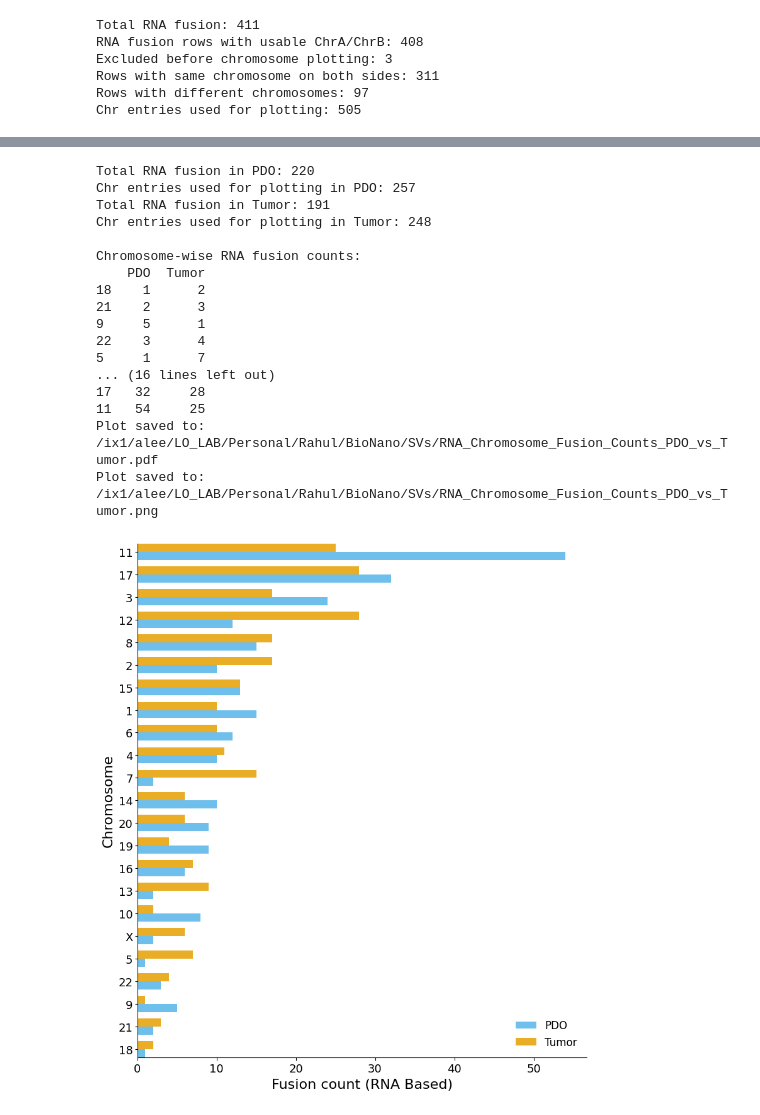
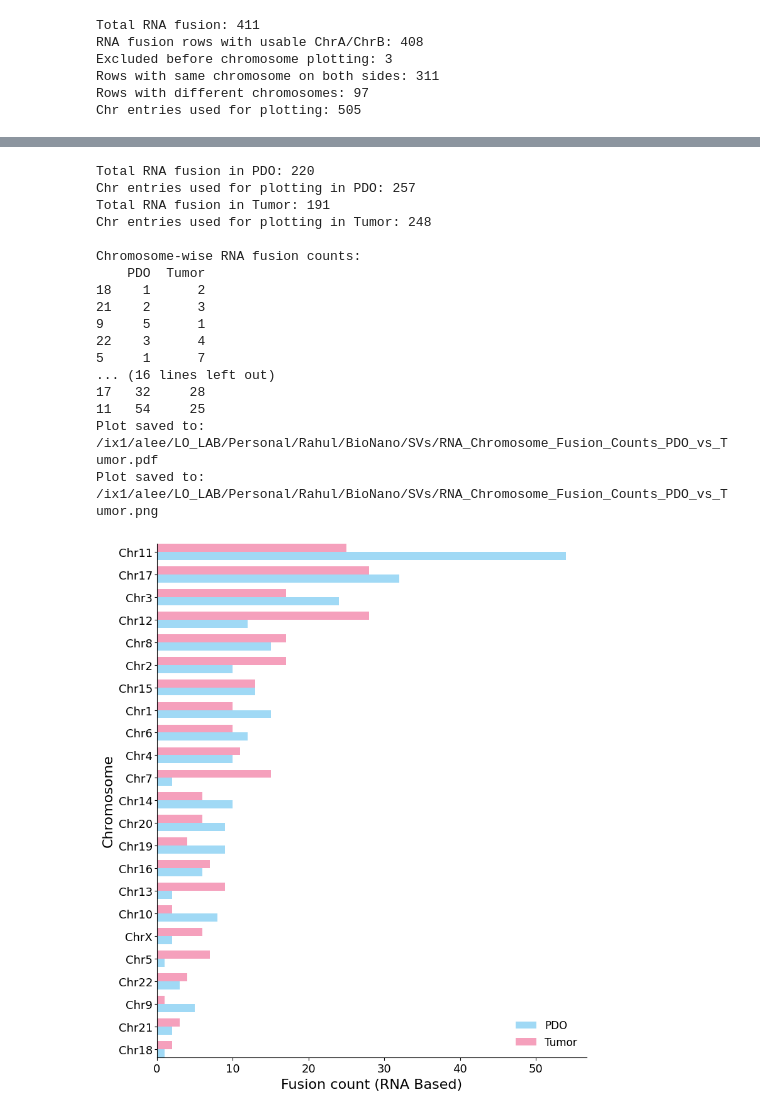
Before and after one commit to leeoesterreich/rak373, a Jupyter notebook: BioNano/Final_Figure/Suppl_Figure/Figure_S4.ipynb, the cells around one changed output, grey strips where cells are left out. Drawn from its saved outputs; the diff is of its cells as text; code cells hidden in the pictures.

```diff
--- a/BioNano/Final_Figure/Suppl_Figure/Figure_S4.ipynb
+++ b/BioNano/Final_Figure/Suppl_Figure/Figure_S4.ipynb
@@ -666,7 +667,7 @@ ax.barh(
     y_pos - bar_height / 2,
     count_df["PDO"],
     height=bar_height,
-    color="#56B4E9",
+    color="#8FD3F4",
     alpha=0.85,
     label="PDO"
 )
@@ -676,14 +677,15 @@ ax.barh(
     y_pos + bar_height / 2,
     count_df["Tumor"],
     height=bar_height,
-    color="#E69F00",
+    color="#F48FB1",
     alpha=0.85,
     label="Tumor"
 )
 
 # Y-axis labels
+y_labels = [f"Chr{str(x).replace('chr', '').replace('Chr', '')}" for x in count_df.index]
 ax.set_yticks(y_pos)
-ax.set_yticklabels(count_df.index)
+ax.set_yticklabels(y_labels)
 
 ax.set_xlabel("Fusion count (RNA Based)", fontsize=16)
 ax.set_ylabel("Chromosome", fontsize=16)
@@ -701,31 +703,31 @@ ax.set_ylim(y_pos[0] - bar_height, y_pos[-1] + bar_height)
 
 ax.legend(frameon=False, fontsize=12)
 
 plt.tight_layout()
 
 plt.savefig(out_pdf, dpi=300, bbox_inches="tight")
 plt.savefig(out_png, dpi=300, bbox_inches="tight")
 
 print(f"Plot saved to: {out_pdf}")
 print(f"Plot saved to: {out_png}")
 
 plt.show()
 # %% [output]
 Total RNA fusion in PDO: 220
 Chr entries used for plotting in PDO: 257
 Total RNA fusion in Tumor: 191
 Chr entries used for plotting in Tumor: 248
 
 Chromosome-wise RNA fusion counts:
     PDO  Tumor
 18    1      2
 21    2      3
 9     5      1
 22    3      4
 5     1      7
 ... (16 lines left out)
 17   32     28
 11   54     25
 Plot saved to: /ix1/alee/LO_LAB/Personal/Rahul/BioNano/SVs/RNA_Chromosome_Fusion_Counts_PDO_vs_Tumor.pdf
 Plot saved to: /ix1/alee/LO_LAB/Personal/Rahul/BioNano/SVs/RNA_Chromosome_Fusion_Counts_PDO_vs_Tumor.png
-[figure, old version]
+[figure, new version]
```
Also changed, not shown: parts of 3 cells of this notebook, 2 other files.
